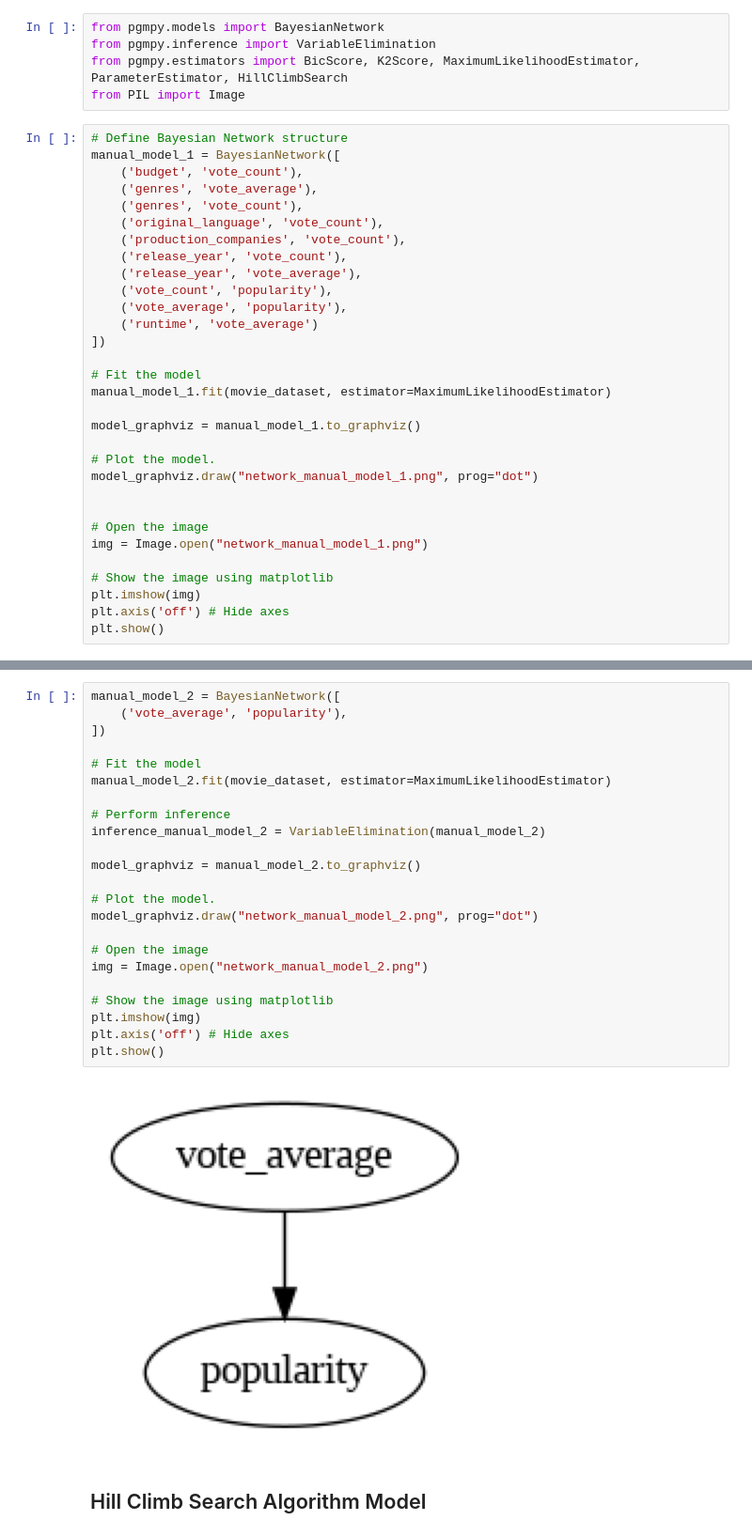
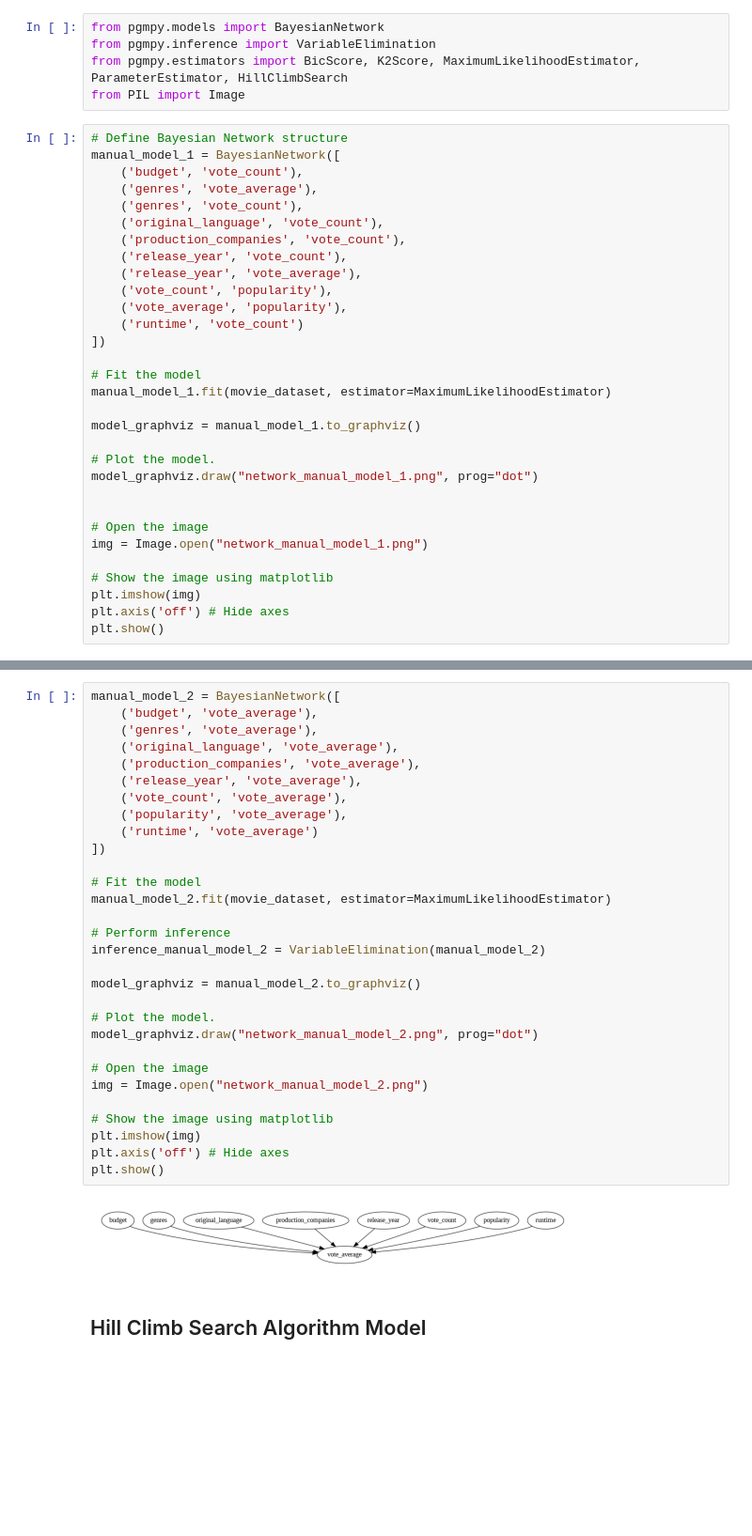
Before and after one commit to als1379/Movies-Analysis, a Jupyter notebook: MovieAnalysis.ipynb, the cells around one changed output, grey strips where cells are left out. Shown at 94% size. Drawn from its saved outputs; the diff is of its cells as text; blank space fills up the shorter version.

```diff
--- a/MovieAnalysis.ipynb
+++ b/MovieAnalysis.ipynb
@@ -445,7 +446,7 @@ manual_model_1 = BayesianNetwork([
     ('release_year', 'vote_average'),
     ('vote_count', 'popularity'),
     ('vote_average', 'popularity'),
-    ('runtime', 'vote_average')
+    ('runtime', 'vote_count')
 ])
 
 # Fit the model
@@ -469,28 +470,35 @@ plt.show()
 # %%
 manual_model_2 = BayesianNetwork([
-    ('vote_average', 'popularity'),
+    ('budget', 'vote_average'),
+    ('genres', 'vote_average'),
+    ('original_language', 'vote_average'),
+    ('production_companies', 'vote_average'),
+    ('release_year', 'vote_average'),
+    ('vote_count', 'vote_average'),
+    ('popularity', 'vote_average'),
+    ('runtime', 'vote_average')
 ])
 
 # Fit the model
 manual_model_2.fit(movie_dataset, estimator=MaximumLikelihoodEstimator)
 
 # Perform inference
 inference_manual_model_2 = VariableElimination(manual_model_2)
 
 model_graphviz = manual_model_2.to_graphviz()
 
 # Plot the model.
 model_graphviz.draw("network_manual_model_2.png", prog="dot")
 
 # Open the image
 img = Image.open("network_manual_model_2.png")
 
 # Show the image using matplotlib
 plt.imshow(img)
 plt.axis('off') # Hide axes
 plt.show()
 # %% [output]
-[figure, old version]
+[figure, new version]
 # %% [markdown]
 ## Hill Climb Search Algorithm Model
 # %%
```
Also changed, not shown: parts of 37 cells of this notebook.
